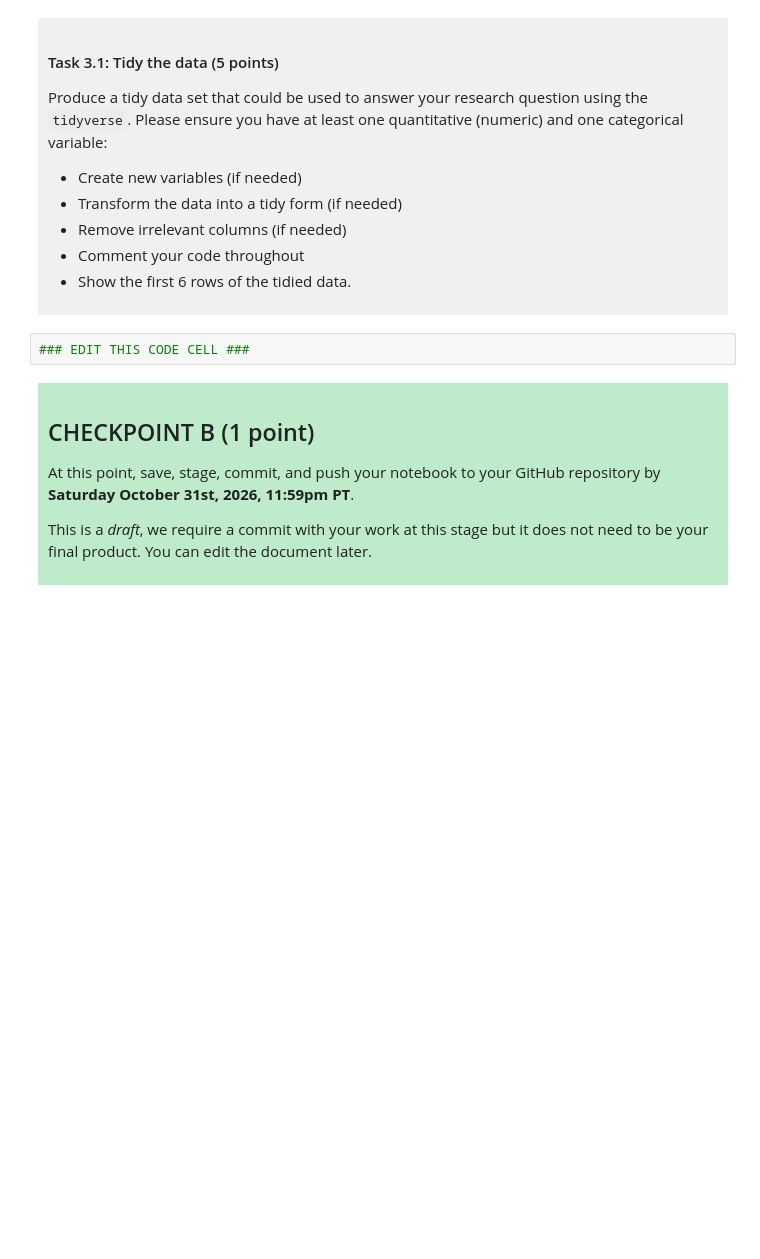
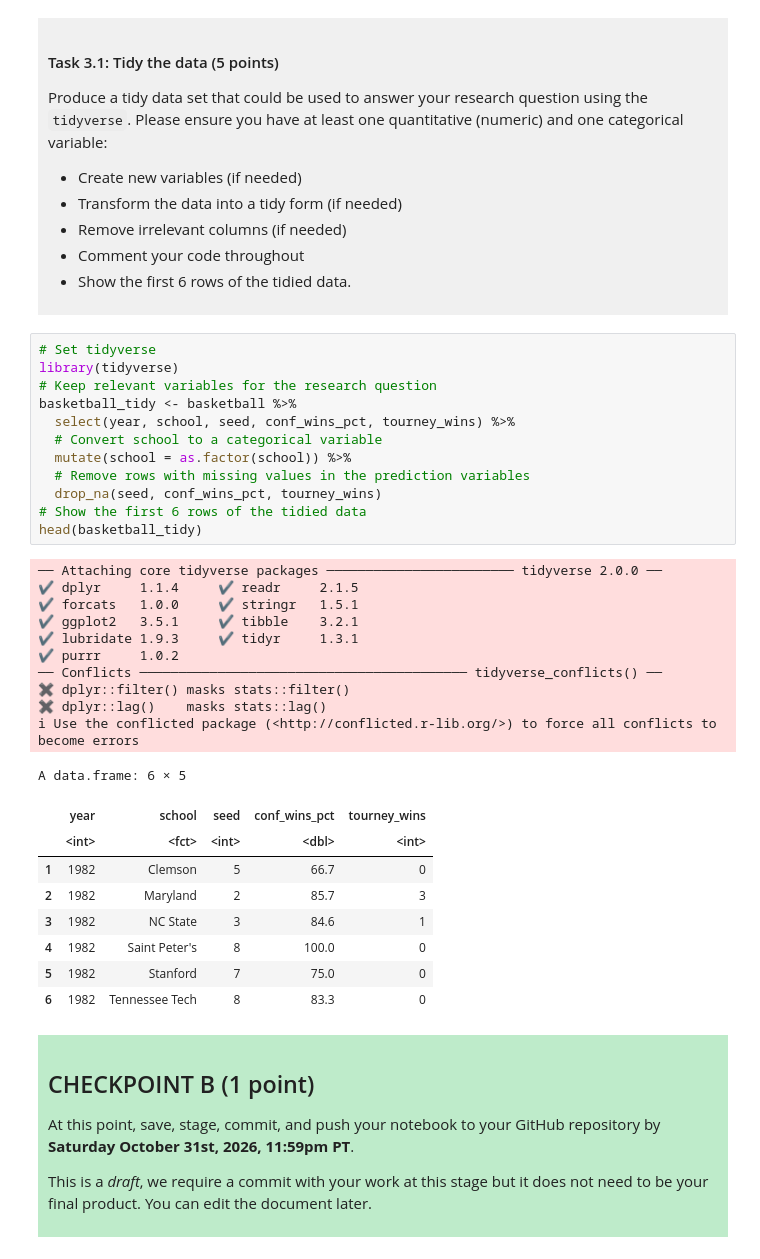
Before and after one commit to lestery123/dsci-100-project-Zirui-Li, a Jupyter notebook: dsci-100-project-notebook.ipynb, the cells around one changed output. Cells and saved outputs as stored; diff of their text form; blank space fills up the shorter version.

```diff
--- a/dsci-100-project-notebook.ipynb
+++ b/dsci-100-project-notebook.ipynb
@@ -189,7 +200,37 @@ Produce a tidy data set that could be used to answer your research question usin
 
 </div>
 # %%
-### EDIT THIS CODE CELL ###
+# Set tidyverse
+library(tidyverse)
+# Keep relevant variables for the research question
+basketball_tidy <- basketball %>%
+  select(year, school, seed, conf_wins_pct, tourney_wins) %>%
+  # Convert school to a categorical variable
+  mutate(school = as.factor(school)) %>%
+  # Remove rows with missing values in the prediction variables
+  drop_na(seed, conf_wins_pct, tourney_wins)
+# Show the first 6 rows of the tidied data
+head(basketball_tidy)
+# %% [output]
+── Attaching core tidyverse packages ──────────────────────── tidyverse 2.0.0 ──
+✔ dplyr     1.1.4     ✔ readr     2.1.5
+✔ forcats   1.0.0     ✔ stringr   1.5.1
+✔ ggplot2   3.5.1     ✔ tibble    3.2.1
+✔ lubridate 1.9.3     ✔ tidyr     1.3.1
+✔ purrr     1.0.2
+── Conflicts ────────────────────────────────────────── tidyverse_conflicts() ──
+✖ dplyr::filter() masks stats::filter()
+✖ dplyr::lag()    masks stats::lag()
+ℹ Use the conflicted package (<http://conflicted.r-lib.org/>) to force all conflicts to become errors
+A data.frame: 6 × 5
+|  | year | school | seed | conf_wins_pct | tourney_wins |
+|  | <int> | <fct> | <int> | <dbl> | <int> |
+| 1 | 1982 | Clemson | 5 | 66.7 | 0 |
+| 2 | 1982 | Maryland | 2 | 85.7 | 3 |
+| 3 | 1982 | NC State | 3 | 84.6 | 1 |
+| 4 | 1982 | Saint Peter's | 8 | 100.0 | 0 |
+| 5 | 1982 | Stanford | 7 | 75.0 | 0 |
+| 6 | 1982 | Tennessee Tech | 8 | 83.3 | 0 |
 # %% [markdown]
 <div style="background-color: #beebca; padding: 10px;">
 
```
Also changed, not shown: parts of 3 cells of this notebook.
